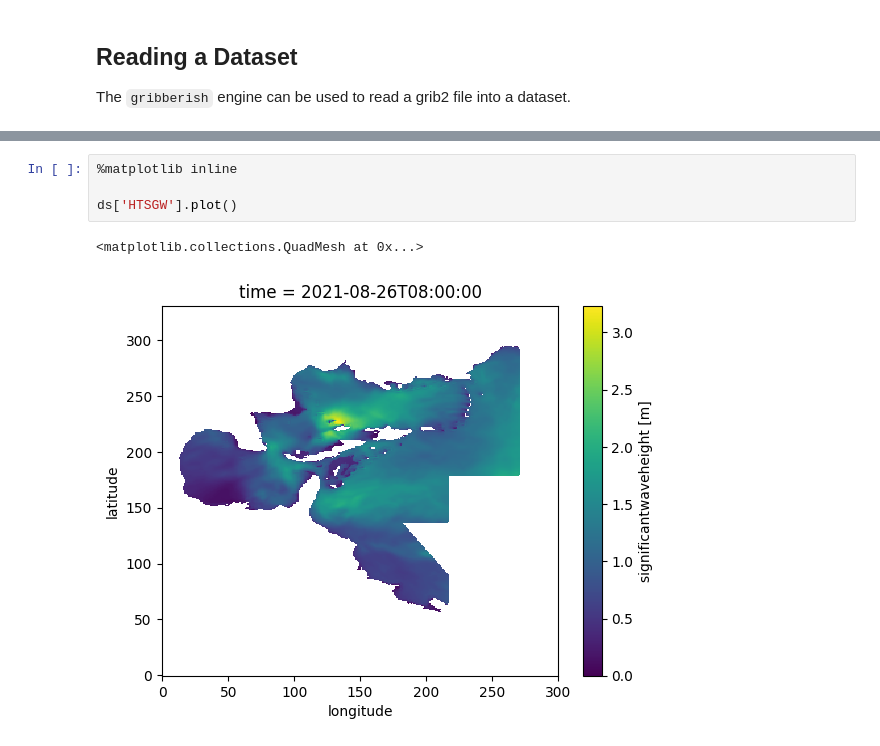
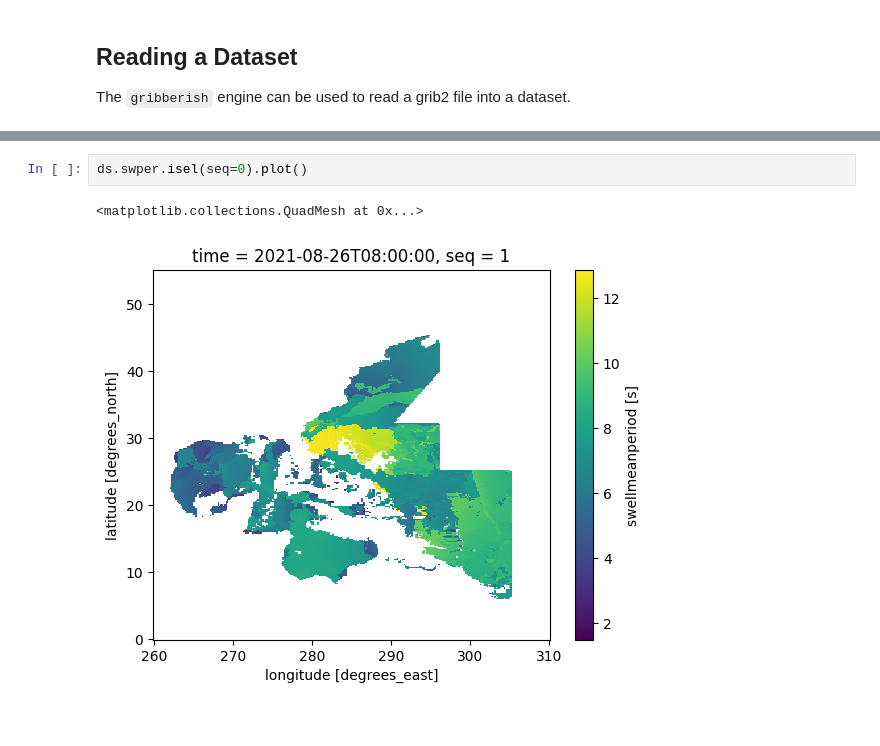
Before and after one commit to mpiannucci/gribberish, a Jupyter notebook: python/examples/xarray_usage.ipynb, the cells around one changed output, grey strips where cells are left out. Drawn from its saved outputs; the diff is of its cells as text.

```diff
--- a/python/examples/xarray_usage.ipynb
+++ b/python/examples/xarray_usage.ipynb
@@ -28,9 +28,7 @@ Data variables:
 Attributes:
     meta:     created with gribberish
-# %%
-%matplotlib inline
-
-ds['HTSGW'].plot()
-# %% [output]
-<matplotlib.collections.QuadMesh at 0x...>
-[figure, removed]
+# %%
+ds.swper.isel(seq=0).plot()
+# %% [output]
+<matplotlib.collections.QuadMesh at 0x...>
+[figure, added]
```
Also changed, not shown: parts of 1 cell of this notebook, 2 other files.
